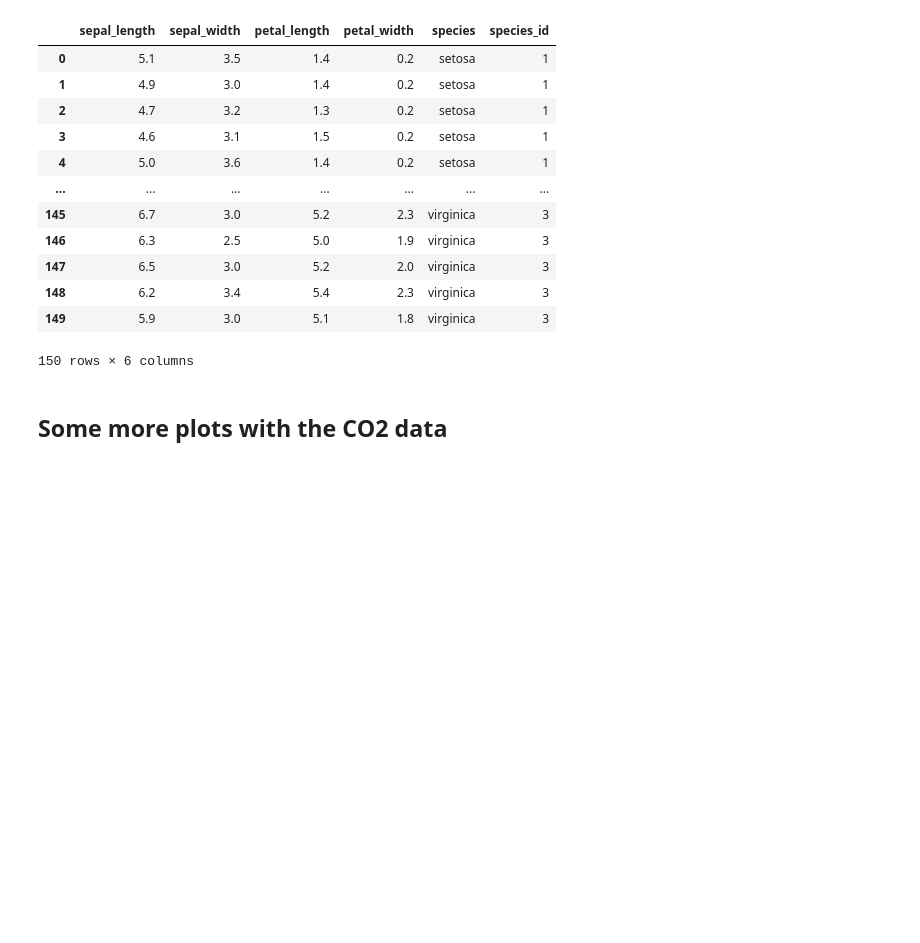
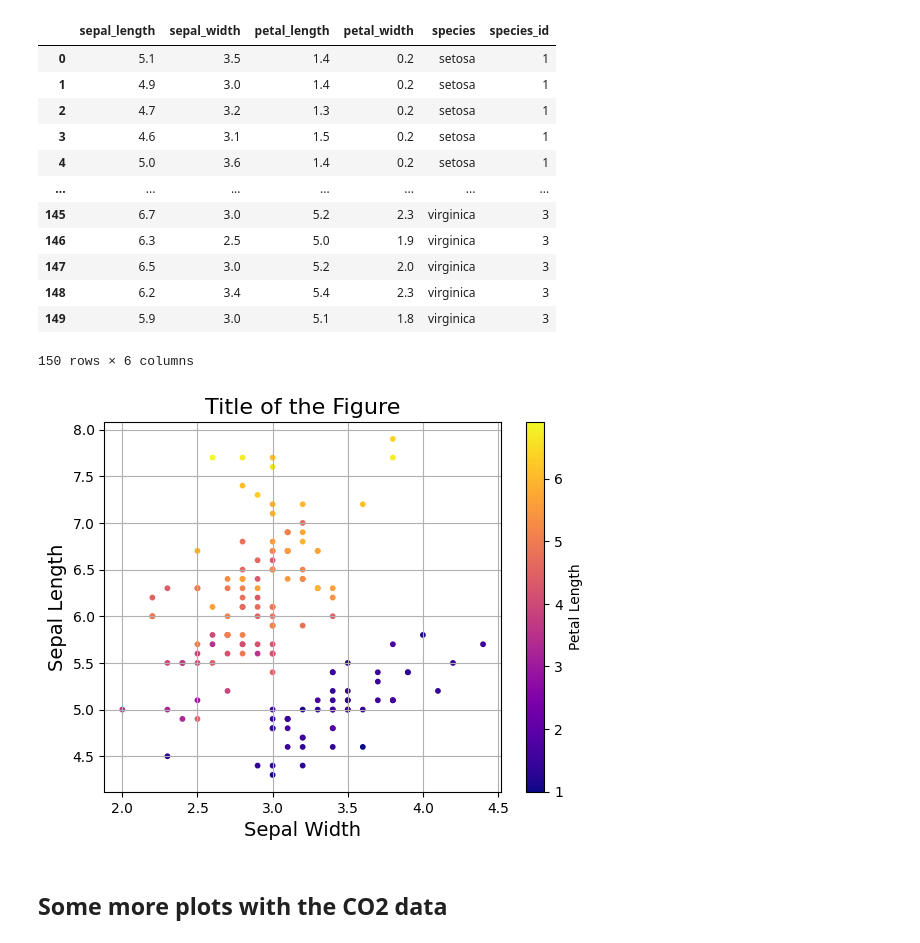
Before and after one commit to ZHAW-ZAV/TSO-FS26-students, a Jupyter notebook: 02_python_viz/02_01_intro_plotly.ipynb, the cells around one changed output. Saved outputs shown, nothing was run; the diff lists cells and outputs as text; code cells hidden in the pictures; blank space fills up the shorter version.

Commit message:
Added one matplotlib example

```diff
--- a/02_python_viz/02_01_intro_plotly.ipynb
+++ b/02_python_viz/02_01_intro_plotly.ipynb
@@ -78,6 +78,26 @@ df
 # color: petal_length
 fig = px.scatter(df, x="sepal_width", y="sepal_length", color="petal_length")
 fig.show()
+# %%
+# Just for illustrative purposes, the same figure can be created with matplotlib
+import matplotlib.pyplot as plt
+
+sc = plt.scatter(
+    df.sepal_width,
+    df.sepal_length,
+    s=10,
+    c=df.petal_length,
+    cmap="plasma"
+)
+
+plt.colorbar(sc, label="Petal Length")
+plt.title('Title of the Figure', fontsize=16)
+plt.xlabel("Sepal Width", fontsize=14)
+plt.ylabel("Sepal Length", fontsize=14)
+plt.grid()
+plt.show()
+# %% [output]
+[figure, added]
 # %%
 df = px.data.iris()
 fig = go.Figure()
```
